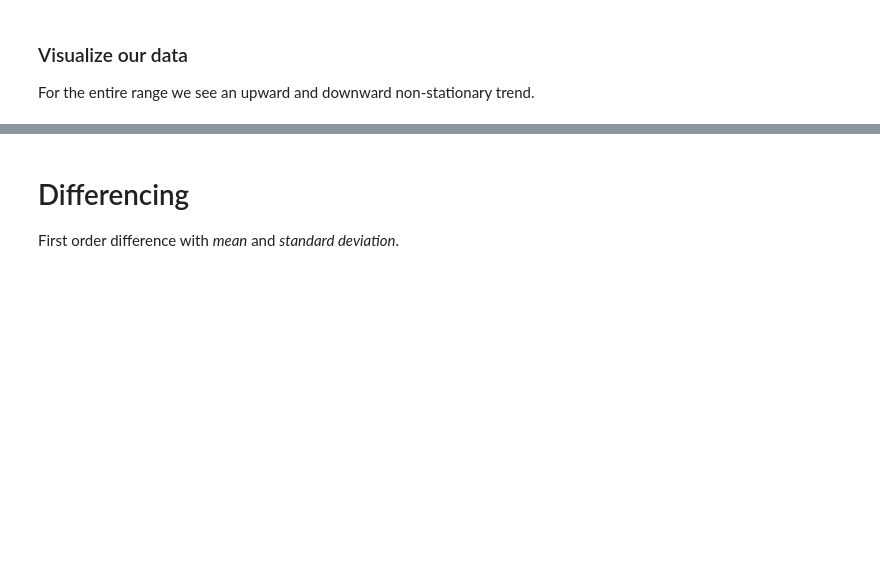
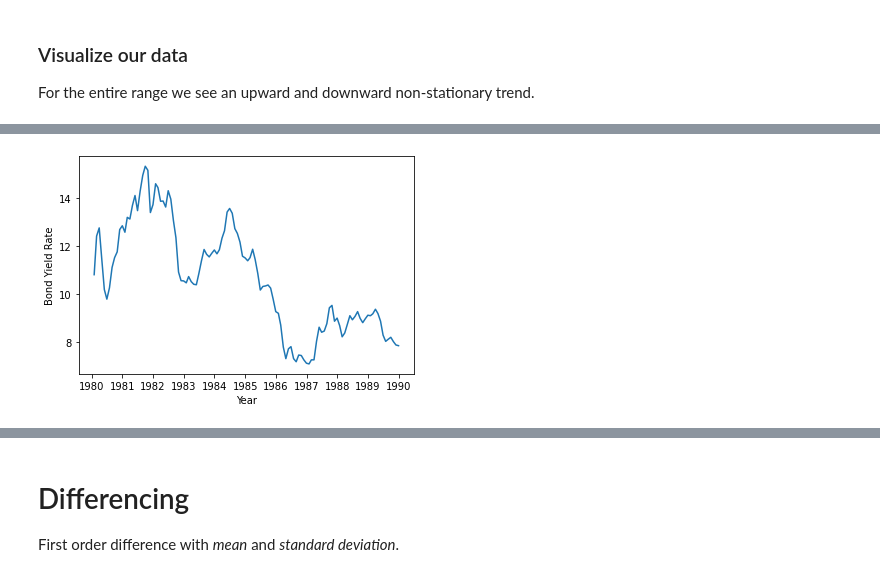
Before and after one commit to techthumb1/time_series_analysis, a Jupyter notebook: notebooks/time-series-arima.ipynb, the cells around one changed output, grey strips where cells are left out. Saved outputs shown, nothing was run; the diff lists cells and outputs as text; code cells hidden in the pictures; blank space fills up the shorter version.

```diff
--- a/notebooks/time-series-arima.ipynb
+++ b/notebooks/time-series-arima.ipynb
@@ -109,0 +119,10 @@ plt.show();
+# %%
+# Let's focus in more on the 80's
+# 40-year examination - significant drop every 5 years
+plt.xlabel('Year')
+plt.ylabel('Bond Yield Rate')
+plt.plot(month['1980':'1989'])
+plt.plot(grid=True)
+plt.show();
+# %% [output]
+[figure, added]
```
Also changed, not shown: parts of 3 cells of this notebook, 3 other files.
